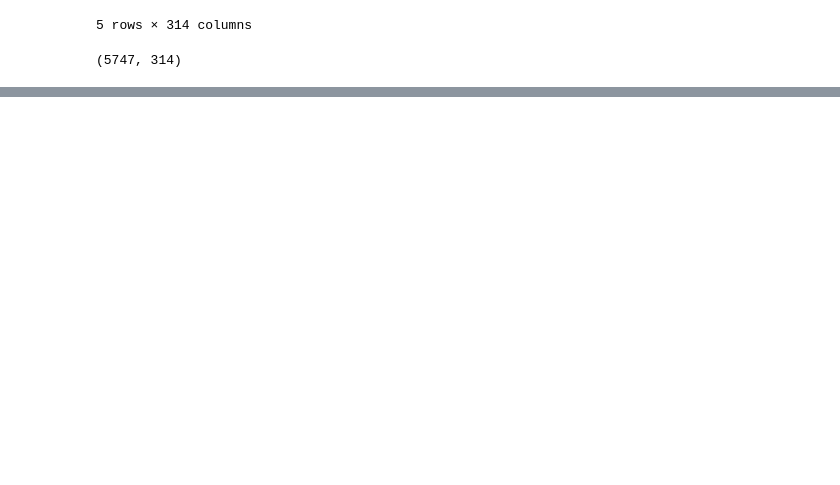
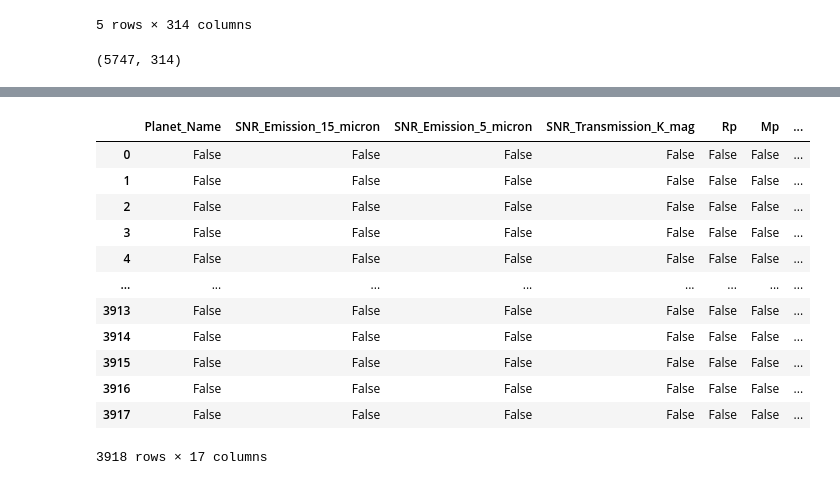
Before and after one commit to Yeicko10/Aprendiendo-git-proyecto1, a Jupyter notebook: Parcial_1_Analisis_Exploratorio_De_Datos.ipynb, the cells around one changed output, grey strips where cells are left out. Saved outputs shown, nothing was run; the diff lists cells and outputs as text; code cells hidden in the pictures; blank space fills up the shorter version.

```diff
--- a/Parcial_1_Analisis_Exploratorio_De_Datos.ipynb
+++ b/Parcial_1_Analisis_Exploratorio_De_Datos.ipynb
@@ -121,0 +91,16 @@ dfK2.shape
+# %%
+df.isnull()
+# %% [output]
+|  | Planet_Name | SNR_Emission_15_micron | SNR_Emission_5_micron | SNR_Transmission_K_mag | Rp | Mp | ... |
+| 0 | False | False | False | False | False | False | ... |
+| 1 | False | False | False | False | False | False | ... |
+| 2 | False | False | False | False | False | False | ... |
+| 3 | False | False | False | False | False | False | ... |
+| 4 | False | False | False | False | False | False | ... |
+| ... | ... | ... | ... | ... | ... | ... | ... |
+| 3913 | False | False | False | False | False | False | ... |
+| 3914 | False | False | False | False | False | False | ... |
+| 3915 | False | False | False | False | False | False | ... |
+| 3916 | False | False | False | False | False | False | ... |
+| 3917 | False | False | False | False | False | False | ... |
+3918 rows × 17 columns
```
Also changed, not shown: parts of 16 cells of this notebook.
